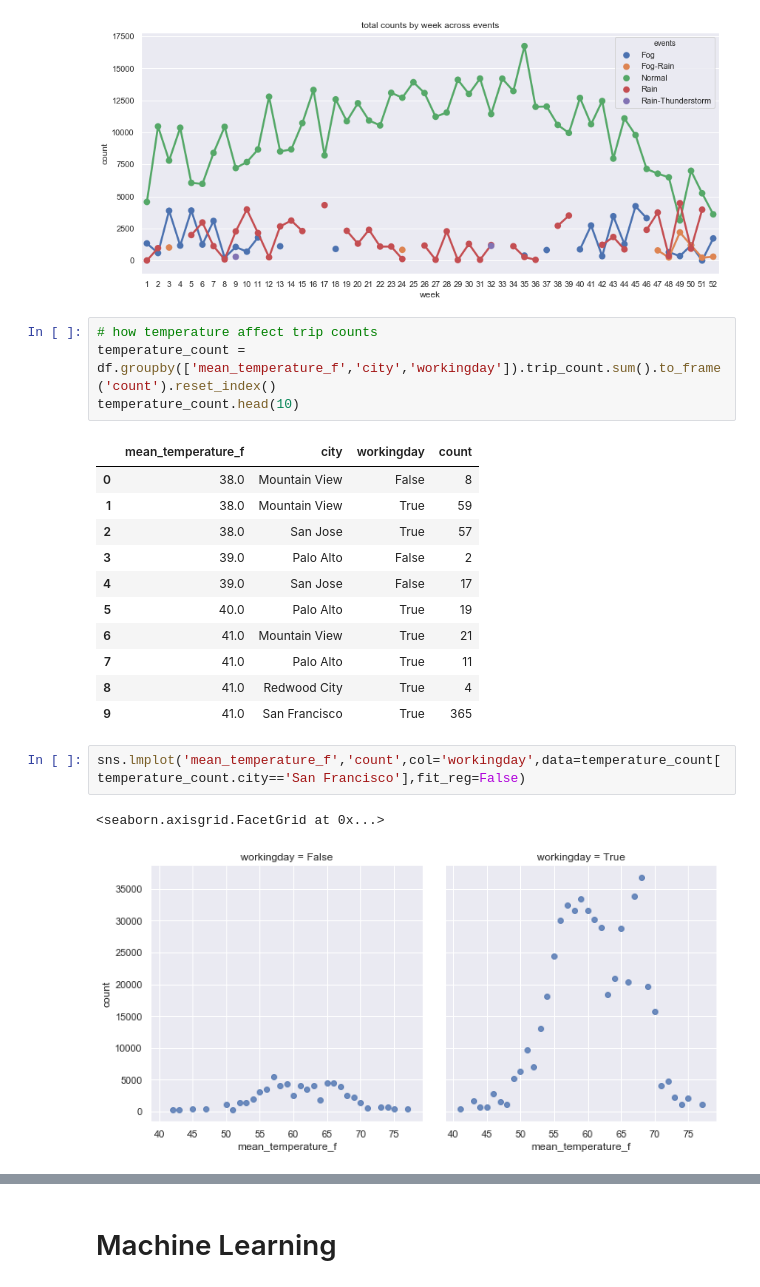
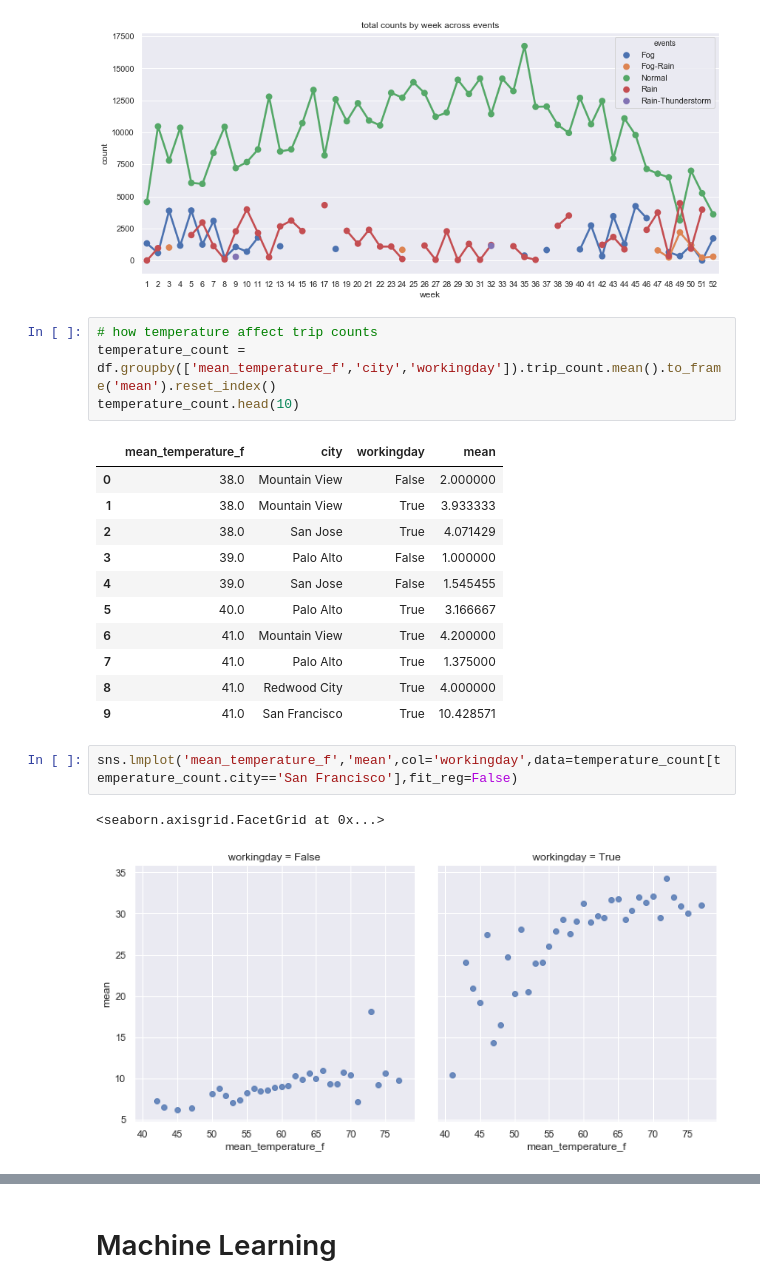
Before and after one commit to ruicao87/Springboard-Capstone-Project-2, a Jupyter notebook: capstone project 2.ipynb, the cells around one changed output, grey strips where cells are left out. Cells and saved outputs as stored; diff of their text form.

```diff
--- a/capstone project 2.ipynb
+++ b/capstone project 2.ipynb
@@ -665,24 +665,24 @@ plt.show()
 [figure]
 # %%
 # how temperature affect trip counts
-temperature_count = df.groupby(['mean_temperature_f','city','workingday']).trip_count.sum().to_frame('count').reset_index()
+temperature_count = df.groupby(['mean_temperature_f','city','workingday']).trip_count.mean().to_frame('mean').reset_index()
 temperature_count.head(10)
 # %% [output]
-|  | mean_temperature_f | city | workingday | count |
-| 0 | 38.0 | Mountain View | False | 8 |
-| 1 | 38.0 | Mountain View | True | 59 |
-| 2 | 38.0 | San Jose | True | 57 |
-| 3 | 39.0 | Palo Alto | False | 2 |
-| 4 | 39.0 | San Jose | False | 17 |
-| 5 | 40.0 | Palo Alto | True | 19 |
-| 6 | 41.0 | Mountain View | True | 21 |
-| 7 | 41.0 | Palo Alto | True | 11 |
-| 8 | 41.0 | Redwood City | True | 4 |
-| 9 | 41.0 | San Francisco | True | 365 |
+|  | mean_temperature_f | city | workingday | mean |
+| 0 | 38.0 | Mountain View | False | 2.000000 |
+| 1 | 38.0 | Mountain View | True | 3.933333 |
+| 2 | 38.0 | San Jose | True | 4.071429 |
+| 3 | 39.0 | Palo Alto | False | 1.000000 |
+| 4 | 39.0 | San Jose | False | 1.545455 |
+| 5 | 40.0 | Palo Alto | True | 3.166667 |
+| 6 | 41.0 | Mountain View | True | 4.200000 |
+| 7 | 41.0 | Palo Alto | True | 1.375000 |
+| 8 | 41.0 | Redwood City | True | 4.000000 |
+| 9 | 41.0 | San Francisco | True | 10.428571 |
 # %%
-sns.lmplot('mean_temperature_f','count',col='workingday',data=temperature_count[temperature_count.city=='San Francisco'],fit_reg=False)
+sns.lmplot('mean_temperature_f','mean',col='workingday',data=temperature_count[temperature_count.city=='San Francisco'],fit_reg=False)
 # %% [output]
 <seaborn.axisgrid.FacetGrid at 0x...>
-[figure, old version]
+[figure, new version]
 # %%
 # how wind speed affect trip counts
```
Also changed, not shown: parts of 6 cells of this notebook.
